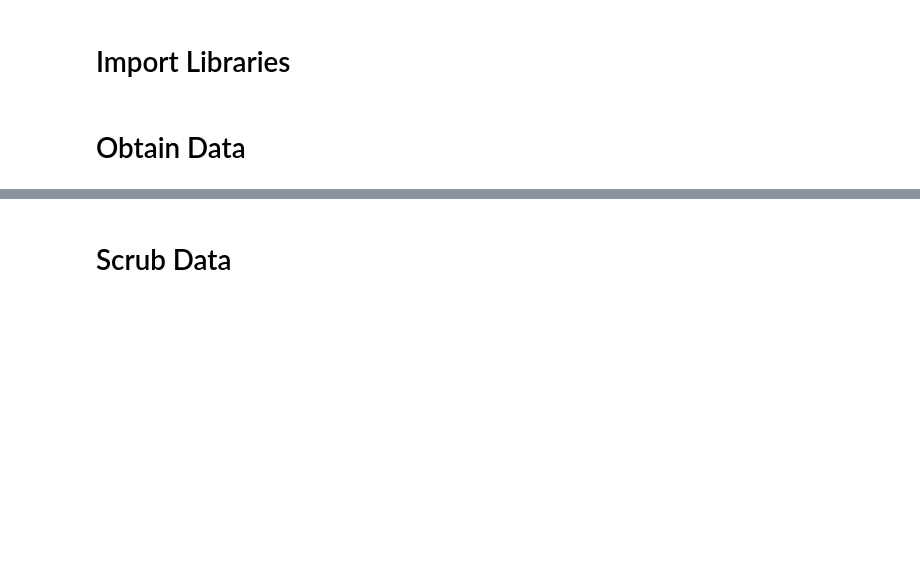
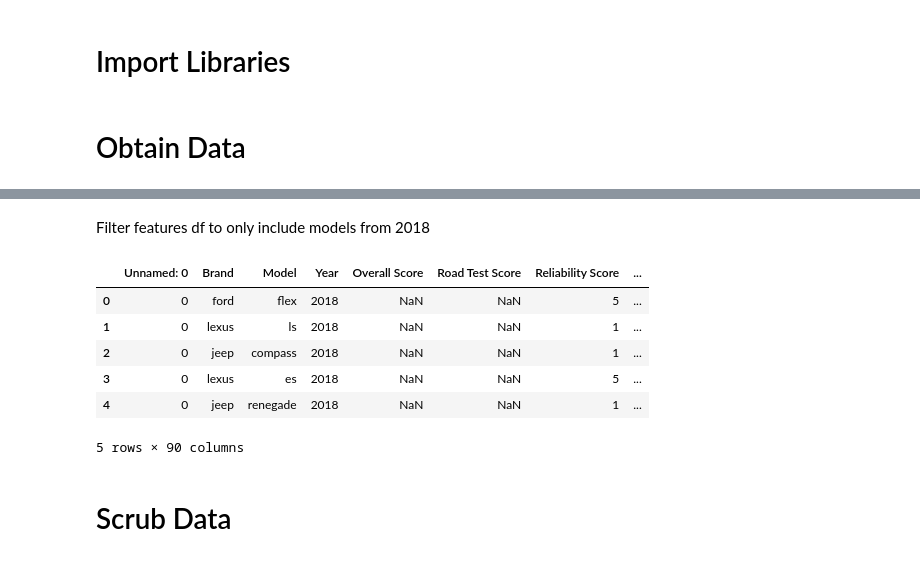
Before and after one commit to blantj/consumer_reports_sales_regression, a Jupyter notebook: Modeling.ipynb, the cells around one changed output, grey strips where cells are left out. Saved outputs shown, nothing was run; the diff lists cells and outputs as text; code cells hidden in the pictures; blank space fills up the shorter version.

```diff
--- a/Modeling.ipynb
+++ b/Modeling.ipynb
@@ -21,3 +28,17 @@ df.head()
+# %% [markdown]
+Filter features df to only include models from 2018
+# %%
+df = df[df['Year'] == 2018]
+df.reset_index(inplace=True, drop=True)
+df.head()
+# %% [output]
+|  | Unnamed: 0 | Brand | Model | Year | Overall Score | Road Test Score | Reliability Score | ... |
+| 0 | 0 | ford | flex | 2018 | NaN | NaN | 5 | ... |
+| 1 | 0 | lexus | ls | 2018 | NaN | NaN | 1 | ... |
+| 2 | 0 | jeep | compass | 2018 | NaN | NaN | 1 | ... |
+| 3 | 0 | lexus | es | 2018 | NaN | NaN | 5 | ... |
+| 4 | 0 | jeep | renegade | 2018 | NaN | NaN | 1 | ... |
+5 rows × 90 columns
 # %% [markdown]
 # Scrub Data
 # %% [markdown]
```
Also changed, not shown: parts of 38 cells of this notebook.
